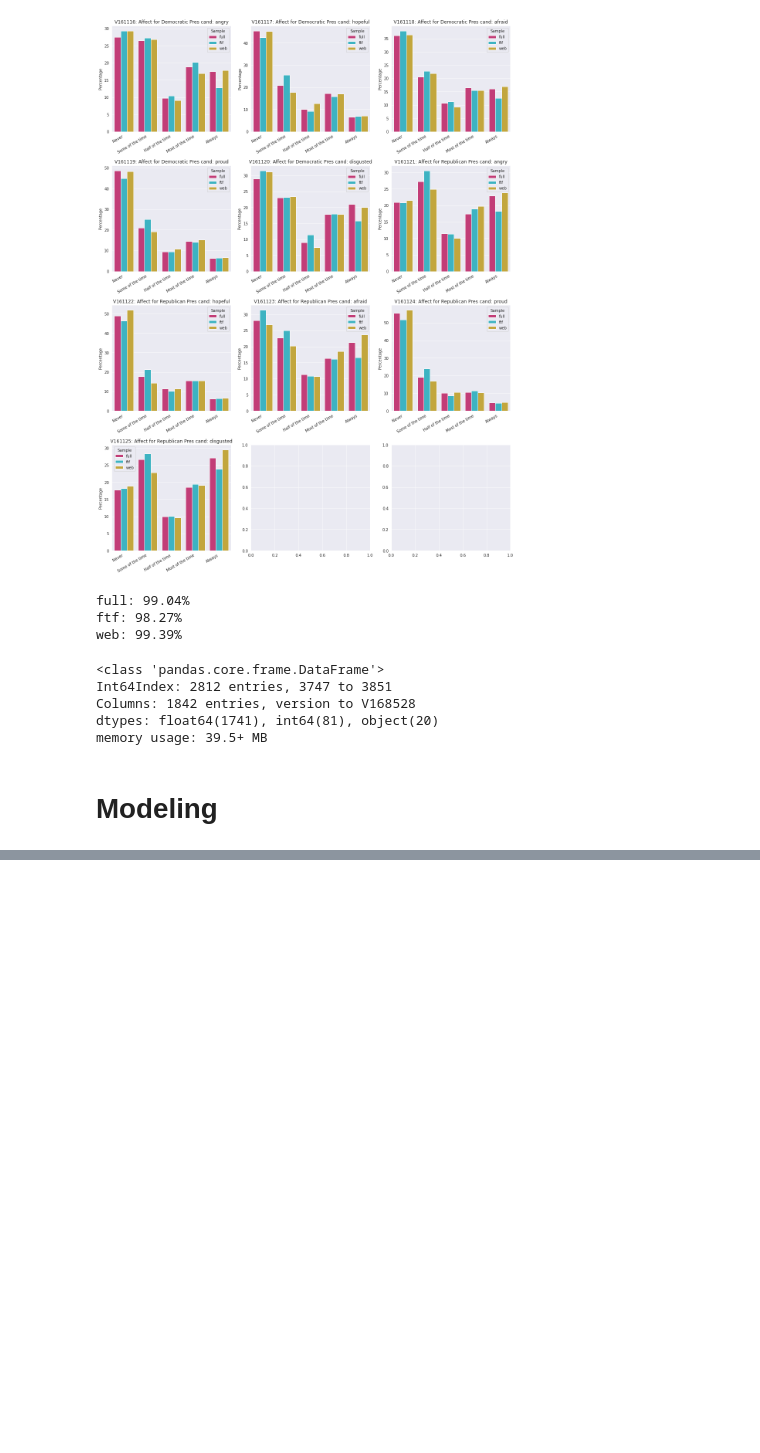
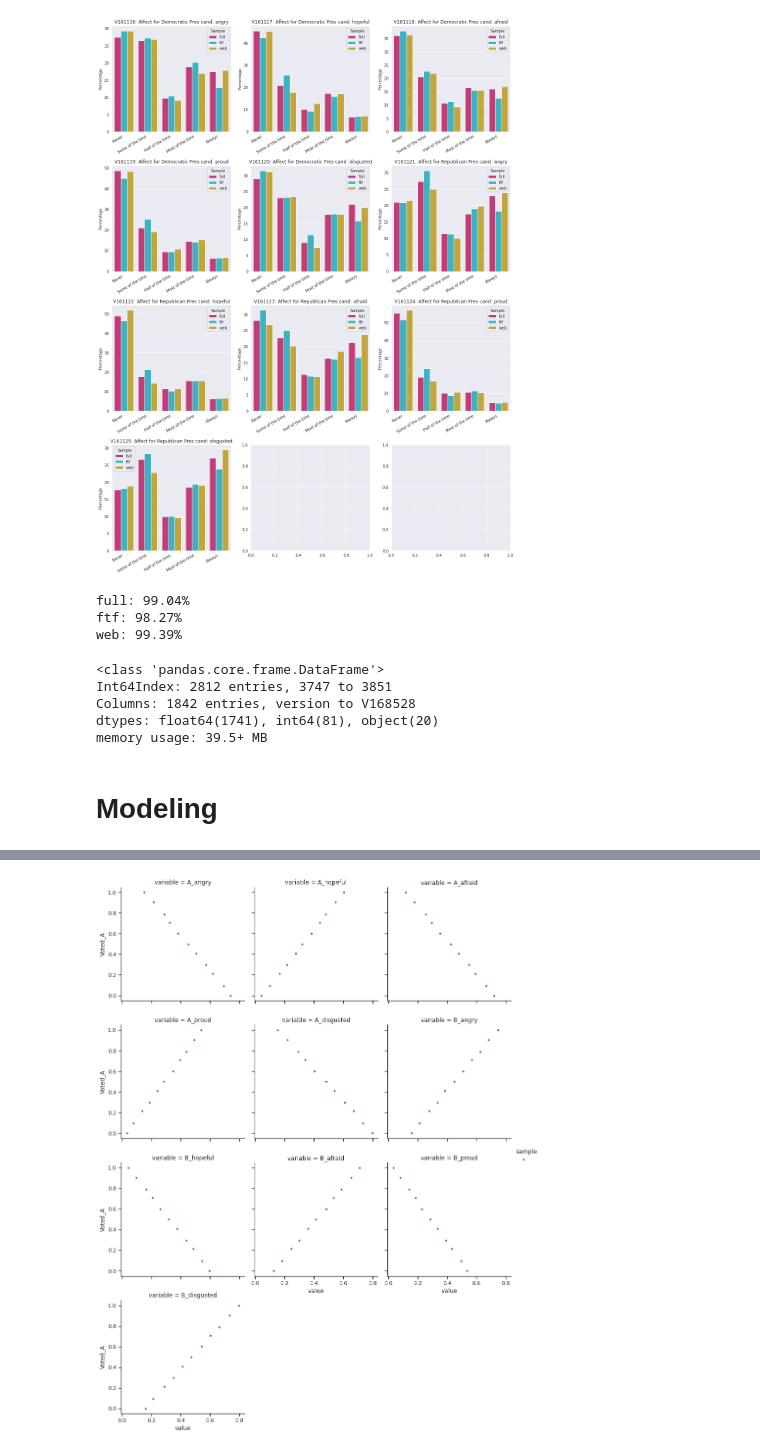
Before and after one commit to AustinVes/Voter_Emotions, a Jupyter notebook: main.ipynb, the cells around one changed output, grey strips where cells are left out. Drawn from its saved outputs; the diff is of its cells as text; code cells hidden in the pictures; blank space fills up the shorter version.

```diff
--- a/main.ipynb
+++ b/main.ipynb
@@ -542,0 +526,28 @@ sub
+# %%
+def plot_react_rels(samples, num_dpoints=11):
+  if isinstance(samples, pd.DataFrame): samples = {' ': samples}
+
+  react_rels_long = pd.DataFrame()
+
+  for name,smp in samples.items():
+    react_rels = pd.DataFrame()
+
+    for prob_A in np.linspace(0,1,num_dpoints):
+      ra = sim_voters(smp.sample(frac=1, replace=True), prob_A=prob_A).mean()
+      ra = ra.to_frame().transpose()
+      react_rels = react_rels.append(ra, ignore_index=True)
+
+    rrl = pd.melt(react_rels, id_vars=['Voted_A'], value_vars=react_rels.drop(columns=['Voted_A']).columns)
+    rrl['sample'] = [name]*len(rrl.index)
+    react_rels_long = react_rels_long.append(rrl, ignore_index=True)
+
+  sns.set_style('ticks')
+  bpr = sns.color_palette('RdBu_r', 7)
+  bpr[3] = sns.color_palette('muted', 7)[4]
+  g = sns.FacetGrid(react_rels_long, col='variable', hue='sample', col_wrap=3, height=4, palette=(bpr))
+  g.map(plt.plot, 'value', 'Voted_A', marker='.', linestyle='')
+  g.add_legend()
+# %%
+plot_react_rels(df)
+# %% [output]
+[figure, added]
```
Also changed, not shown: parts of 14 cells of this notebook.
